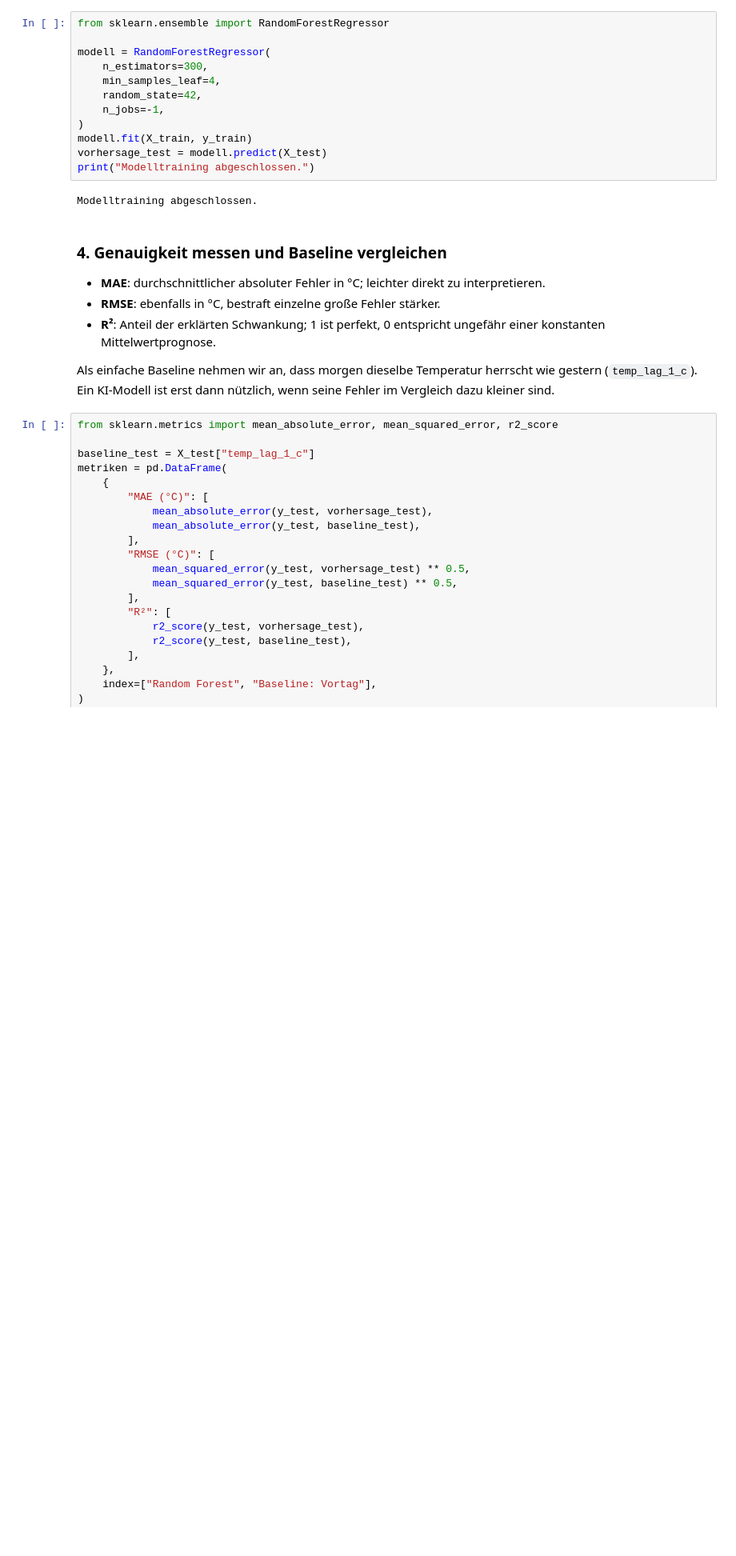
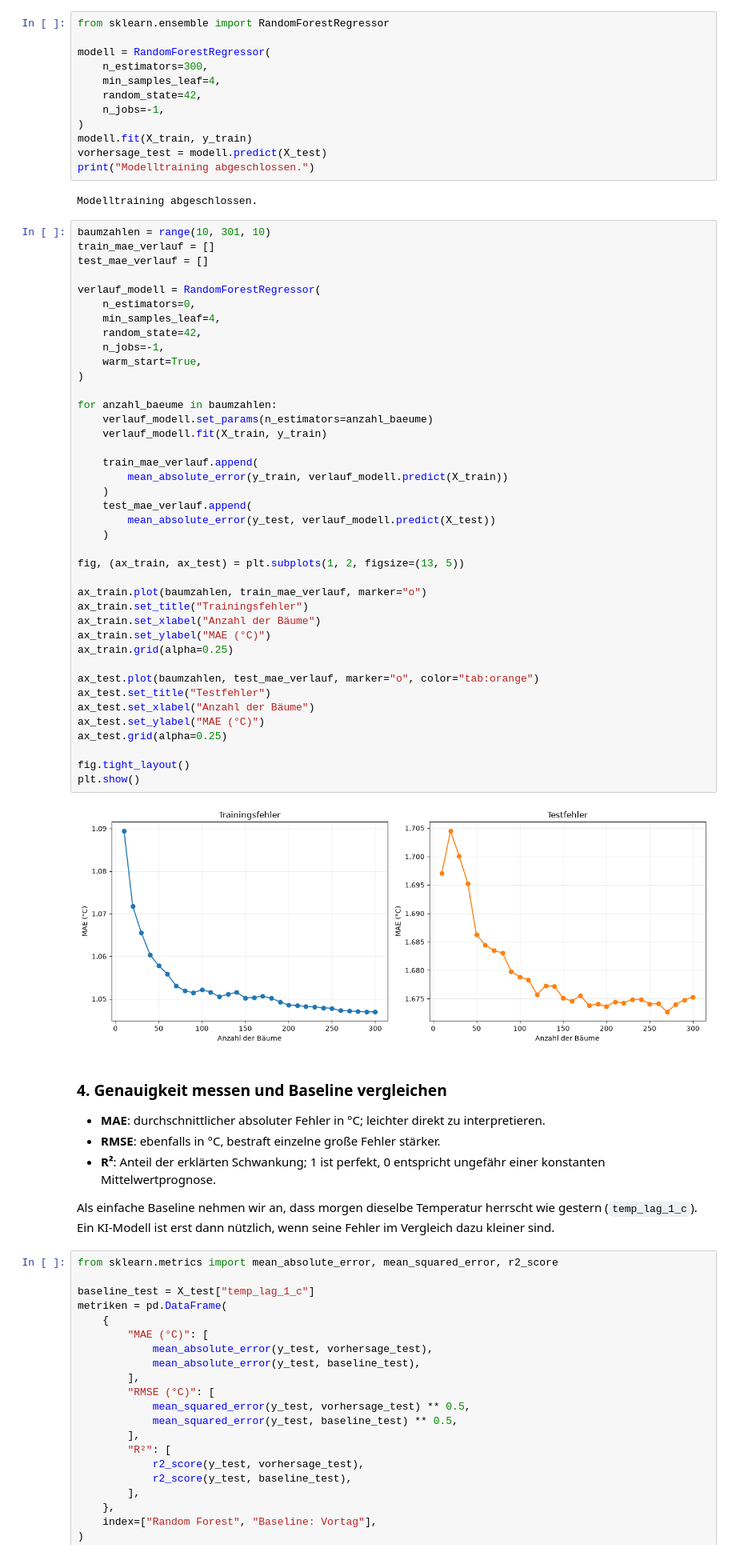
Before and after one commit to Bo-Bandy030/Git_Uebung_3, a Jupyter notebook: dwd_berlin_2020_heute.ipynb, the cells around one changed output. Shown at 80% size. Cells and saved outputs as stored; diff of their text form; blank space fills up the shorter version.

Commit message:
plot für verlauf des Trainings des modells hinzugefügt

```diff
--- a/dwd_berlin_2020_heute.ipynb
+++ b/dwd_berlin_2020_heute.ipynb
@@ -284,6 +284,48 @@ vorhersage_test = modell.predict(X_test)
 print("Modelltraining abgeschlossen.")
 # %% [output]
 Modelltraining abgeschlossen.
+# %%
+baumzahlen = range(10, 301, 10)
+train_mae_verlauf = []
+test_mae_verlauf = []
+
+verlauf_modell = RandomForestRegressor(
+    n_estimators=0,
+    min_samples_leaf=4,
+    random_state=42,
+    n_jobs=-1,
+    warm_start=True,
+)
+
+for anzahl_baeume in baumzahlen:
+    verlauf_modell.set_params(n_estimators=anzahl_baeume)
+    verlauf_modell.fit(X_train, y_train)
+
+    train_mae_verlauf.append(
+        mean_absolute_error(y_train, verlauf_modell.predict(X_train))
+    )
+    test_mae_verlauf.append(
+        mean_absolute_error(y_test, verlauf_modell.predict(X_test))
+    )
+
+fig, (ax_train, ax_test) = plt.subplots(1, 2, figsize=(13, 5))
+
+ax_train.plot(baumzahlen, train_mae_verlauf, marker="o")
+ax_train.set_title("Trainingsfehler")
+ax_train.set_xlabel("Anzahl der Bäume")
+ax_train.set_ylabel("MAE (°C)")
+ax_train.grid(alpha=0.25)
+
+ax_test.plot(baumzahlen, test_mae_verlauf, marker="o", color="tab:orange")
+ax_test.set_title("Testfehler")
+ax_test.set_xlabel("Anzahl der Bäume")
+ax_test.set_ylabel("MAE (°C)")
+ax_test.grid(alpha=0.25)
+
+fig.tight_layout()
+plt.show()
+# %% [output]
+[figure, added]
 # %% [markdown]
 ### 4. Genauigkeit messen und Baseline vergleichen
 
```
